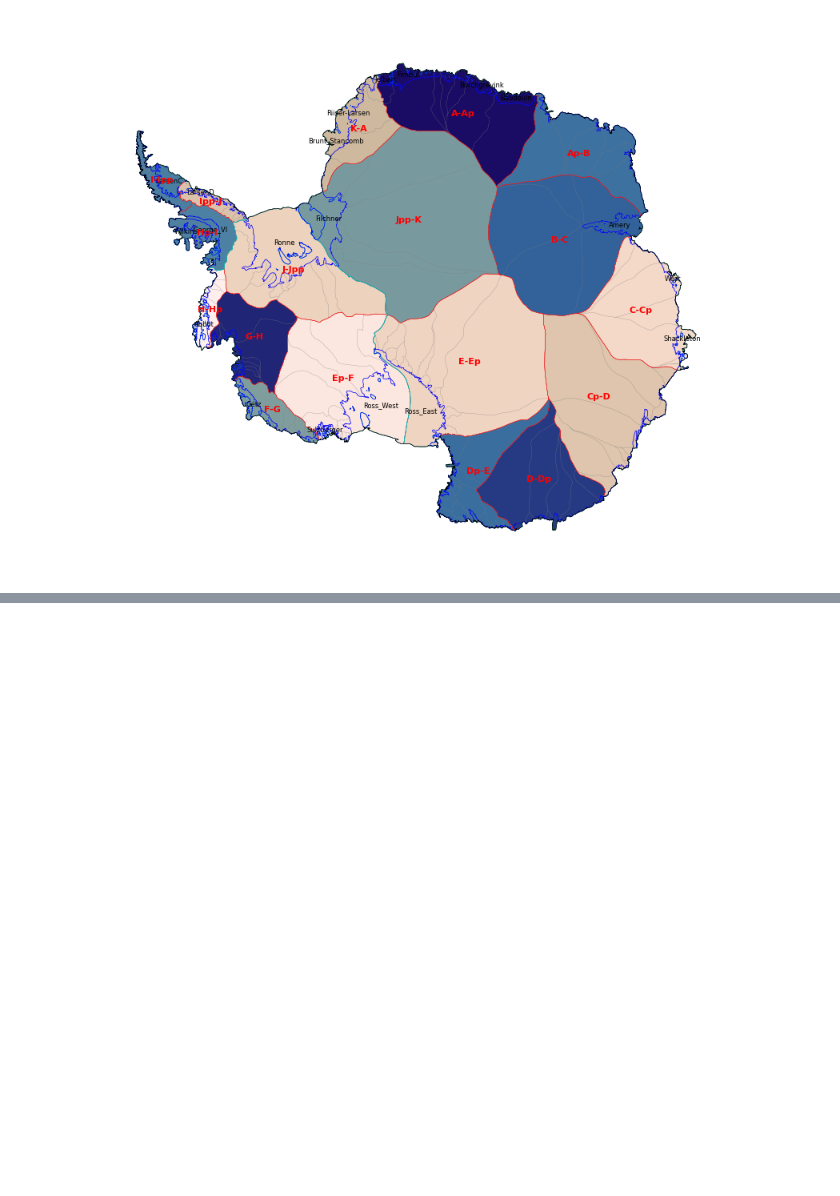
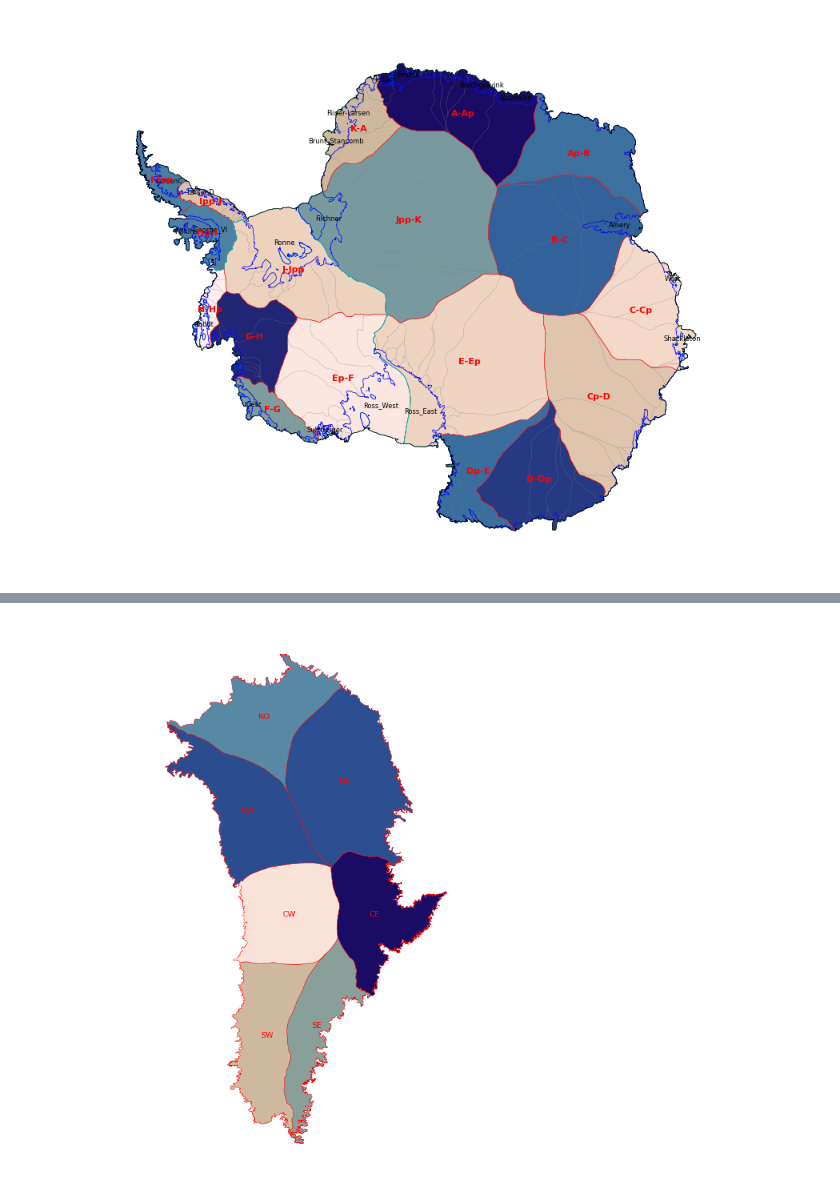
Before and after one commit to fliphilipp/GlacierLakeDetectionICESat2, a Jupyter notebook: basins/make_basins.ipynb, the cells around one changed output, grey strips where cells are left out. Saved outputs shown, nothing was run; the diff lists cells and outputs as text; code cells hidden in the pictures; blank space fills up the shorter version.

```diff
--- a/basins/make_basins.ipynb
+++ b/basins/make_basins.ipynb
@@ -269,13 +358,15 @@ gdf.head()
 # %%
-gdf_regions = gdf.dissolve('SUBREGION1').reset_index()
-fig, ax = plt.subplots(figsize=[4,5])
+gdf_regions = gdf_gris.dissolve('SUBREGION1')[['geometry']].reset_index()
 def close_holes(poly):
         if poly.interiors: return Polygon(list(poly.exterior.coords))
         else: return poly
-# gdf_regions['geometry'] = gdf_regions.geometry.apply(lambda x: x.simplify(1000))
 gdf_regions['geometry'] = gdf_regions.geometry.apply(lambda x: close_holes(x))
-gdf_regions.plot(column='SUBREGION1', cmap=cmc.lapazS, ax=ax)
-gdf_regions.boundary.plot(color='k', ax=ax, lw=0.1)
-
-ax.axis('off')
-fig.tight_layout()
+# %%
+fig, ax = plt.subplots(figsize=[6,8])
+gdf_regions.plot(column='SUBREGION1', cmap=cmc.lapazS, ax=ax)
+gdf_regions.boundary.plot(color='r', ax=ax, lw=0.3)
+gdf_regions.apply(lambda x: ax.annotate(text=x['SUBREGION1'], xy=x.geometry.centroid.coords[0], ha='center',va='center',color='r',fontsize=8),axis=1)
+ax.axis('off')
+fig.tight_layout()
+# %% [output]
+[figure, added]
```
Also changed, not shown: parts of 16 cells of this notebook, 39 other files.
